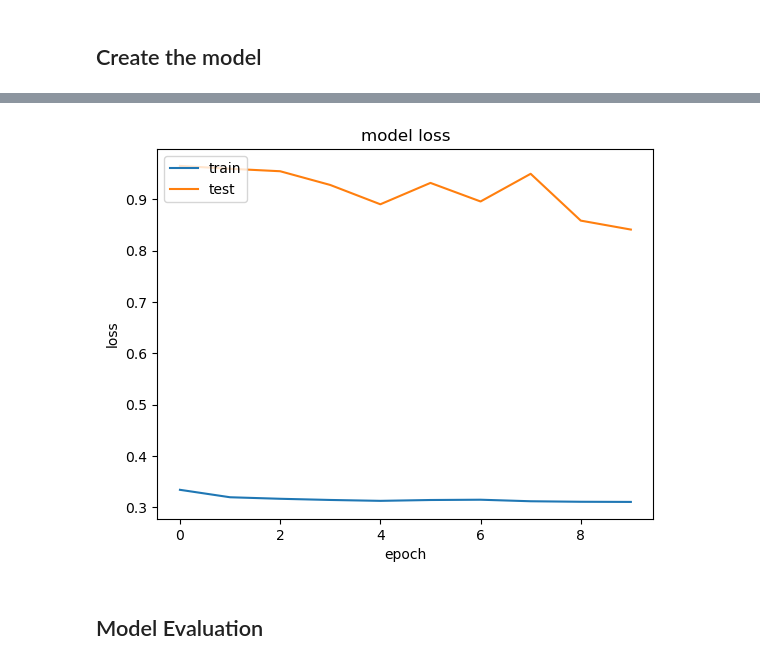
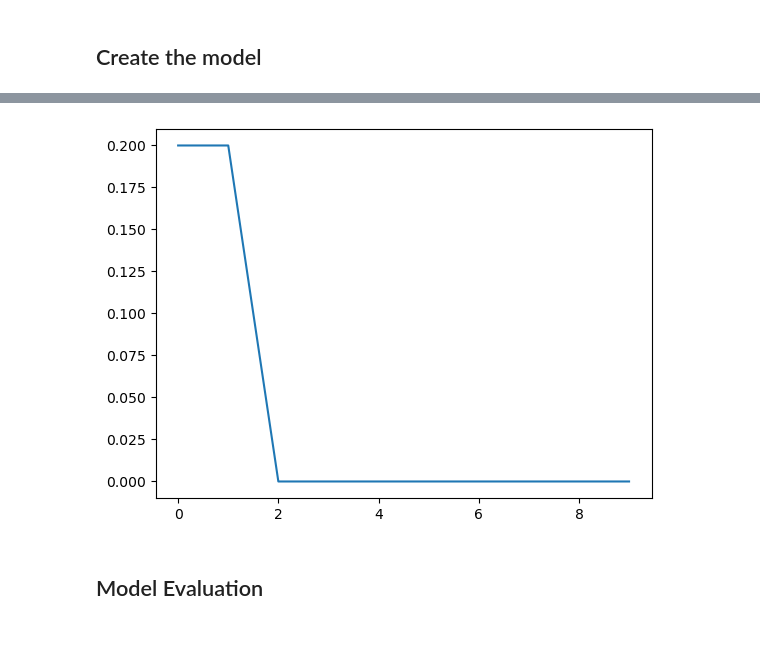
Before and after one commit to Rick0701/Videogames_Reccommendation, a Jupyter notebook: 11.Collaborative_Filtering_Deep_Learning.ipynb, the cells around one changed output, grey strips where cells are left out. Cells and saved outputs as stored; diff of their text form; code cells hidden in the pictures; blank space fills up the shorter version.

```diff
--- a/11.Collaborative_Filtering_Deep_Learning.ipynb
+++ b/11.Collaborative_Filtering_Deep_Learning.ipynb
@@ -195,7 +131,7 @@ class RecommenderNet(keras.Model):
 
 
 # model = RecommenderNet(num_users, num_items, EMBEDDING_SIZE)
-model = RecommenderNet(num_users, num_items, [20,10])
+model = RecommenderNet(num_users, num_items, [100,50])
 model.compile(
     loss=keras.losses.BinaryCrossentropy(),
     optimizer=keras.optimizers.Adam(learning_rate=0.001), # Adagrad is suited for sparse data
@@ -236,13 +217,16 @@ Epoch 10/10
+# %%
+plt.plot(hgr_test)
+plt.show()
+# %% [output]
+[figure, added]
 # %%
-plt.plot(history.history["loss"])
-plt.plot(history.history["val_loss"])
-plt.title("model loss")
-plt.ylabel("loss")
-plt.xlabel("epoch")
-plt.legend(["train", "test"], loc="upper left")
-plt.show()
+# plt.plot(history.history["loss"])
+# plt.plot(history.history["val_loss"])
+# plt.title("model loss")
+# plt.ylabel("loss")
+# plt.xlabel("epoch")
+# plt.legend(["train", "test"], loc="upper left")
+# plt.show()
-# %% [output]
-[figure, removed]
 # %% [markdown]
 ## Model Evaluation
 # %%
```
Also changed, not shown: parts of 21 cells of this notebook, 2 other files.
